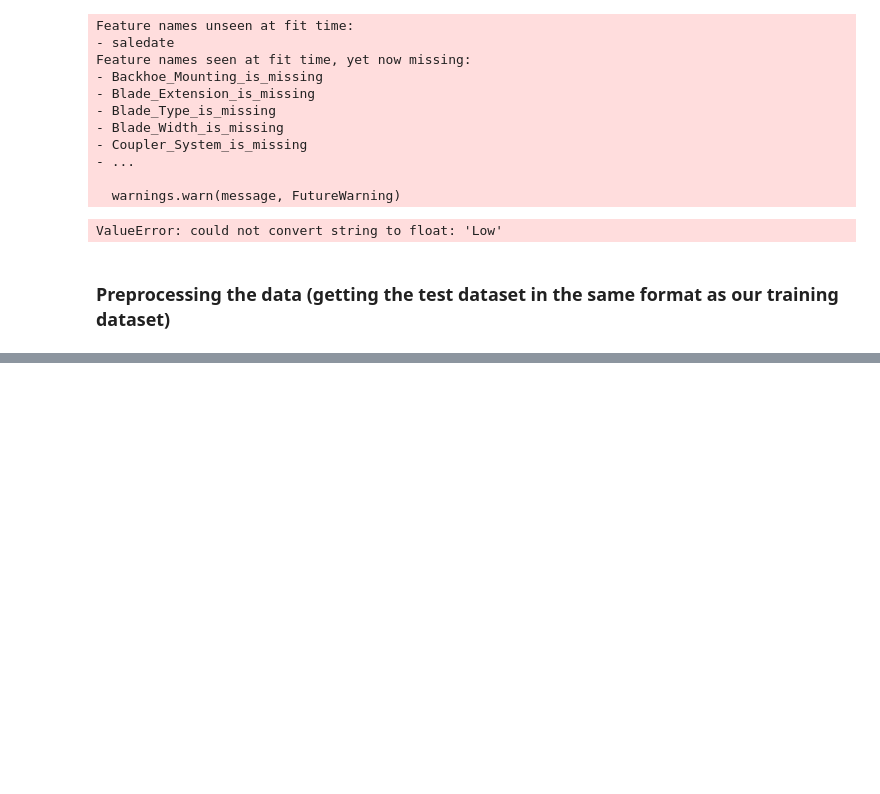
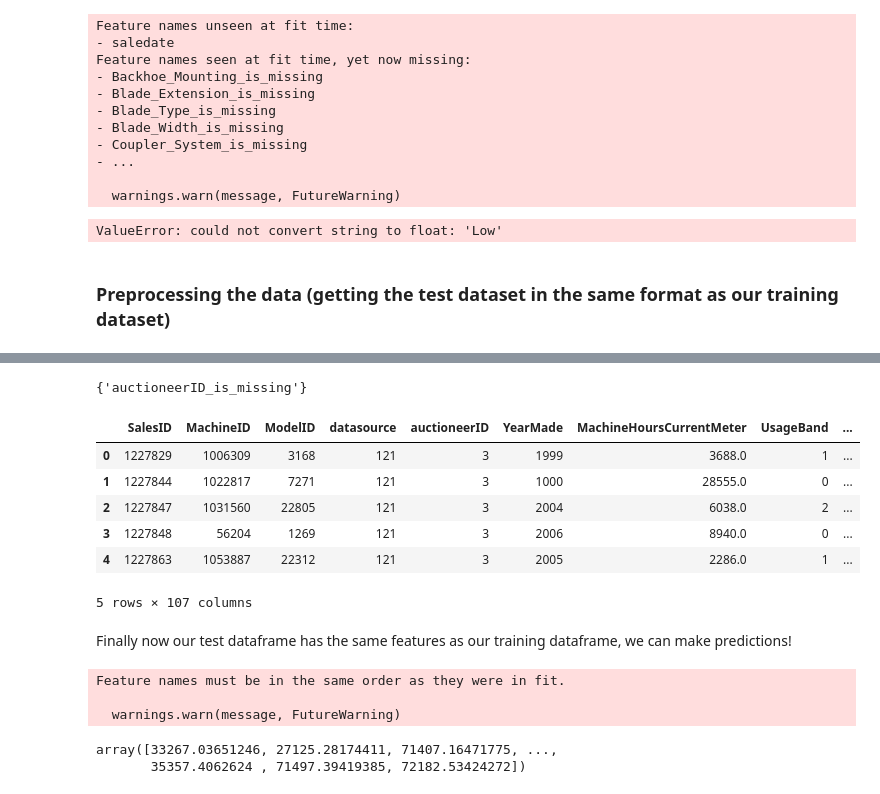
Before and after one commit to redrum88/Machine_Learning_and_Data_Science, a Jupyter notebook: Completed/bulldozers-project/end-to-end-bluebook-bulldozer-price-regression.ipynb, the cells around one changed output, grey strips where cells are left out. Cells and saved outputs as stored; diff of their text form; code cells hidden in the pictures; blank space fills up the shorter version.

```diff
--- a/Completed/bulldozers-project/end-to-end-bluebook-bulldozer-price-regression.ipynb
+++ b/Completed/bulldozers-project/end-to-end-bluebook-bulldozer-price-regression.ipynb
@@ -1118,0 +1099,31 @@ set(X_train.columns) - set(df_test.columns)
+# %%
+# We can find how the columns differ using sets
+set(X_train.columns) - set(df_test.columns)
+# %% [output]
+{'auctioneerID_is_missing'}
+# %%
+# Manually adjust df_test to have auctioneerID_is_missing column
+df_test["auctioneerID_is_missing"] = False
+df_test.head()
+# %% [output]
+|  | SalesID | MachineID | ModelID | datasource | auctioneerID | YearMade | MachineHoursCurrentMeter | UsageBand | ... |
+| 0 | 1227829 | 1006309 | 3168 | 121 | 3 | 1999 | 3688.0 | 1 | ... |
+| 1 | 1227844 | 1022817 | 7271 | 121 | 3 | 1000 | 28555.0 | 0 | ... |
+| 2 | 1227847 | 1031560 | 22805 | 121 | 3 | 2004 | 6038.0 | 2 | ... |
+| 3 | 1227848 | 56204 | 1269 | 121 | 3 | 2006 | 8940.0 | 0 | ... |
+| 4 | 1227863 | 1053887 | 22312 | 121 | 3 | 2005 | 2286.0 | 1 | ... |
+5 rows × 107 columns
+# %% [markdown]
+Finally now our test dataframe has the same features as our training dataframe, we can make predictions!
+# %%
+# Make predictions on updated test data
+test_preds = ideal_model.predict(df_test)
+# %% [output]
+Feature names must be in the same order as they were in fit.
+
+  warnings.warn(message, FutureWarning)
+# %%
+test_preds
+# %% [output]
+array([33267.03651246, 27125.28174411, 71407.16471775, ...,
+       35357.4062624 , 71497.39419385, 72182.53424272])
```
Also changed, not shown: parts of 16 cells of this notebook.
